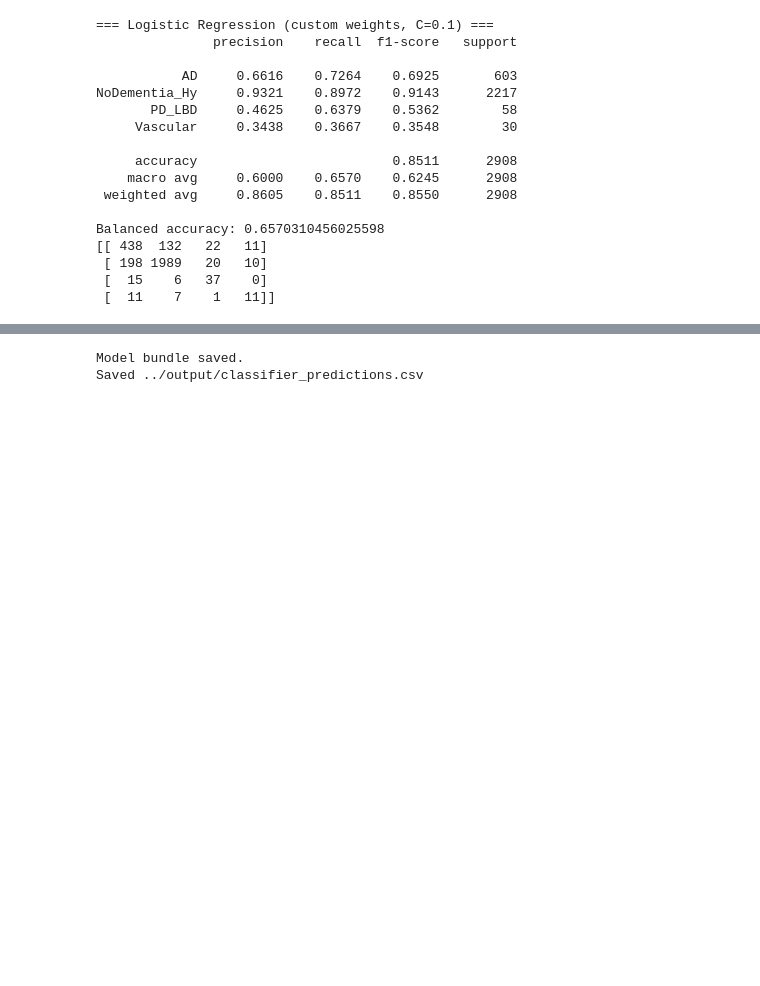
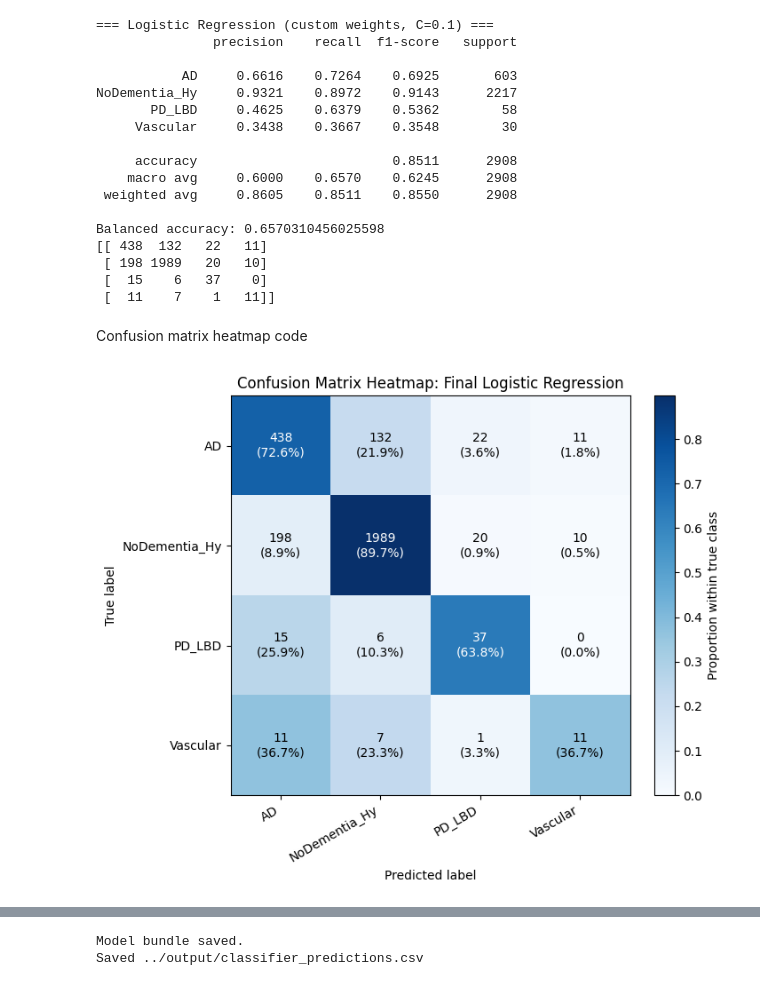
Before and after one commit to MihikaRanj/naccproject, a Jupyter notebook: src/02_train_baseline_model_full_final.ipynb, the cells around one changed output, grey strips where cells are left out. Drawn from its saved outputs; the diff is of its cells as text; code cells hidden in the pictures; blank space fills up the shorter version.

```diff
--- a/src/02_train_baseline_model_full_final.ipynb
+++ b/src/02_train_baseline_model_full_final.ipynb
@@ -288,3 +289,56 @@ Balanced accuracy: 0.6570310456025598
  [ 198 1989   20   10]
  [  15    6   37    0]
  [  11    7    1   11]]
+# %% [markdown]
+Confusion matrix heatmap code
+# %%
+import numpy as np
+import matplotlib.pyplot as plt
+from sklearn.metrics import confusion_matrix
+
+def save_current_fig(filename: str):
+    out = OUT_DIR / filename
+    plt.tight_layout()
+    plt.savefig(out, dpi=200, bbox_inches="tight")
+    plt.show()
+    print("Saved:", out)
+
+
+# predicted probabilities
+proba_lr = clf_lr.predict_proba(X_test)
+
+# confusion matrix
+cm = confusion_matrix(y_test, pred_lr, labels=labels)
+
+# row percentages (true-class normalized)
+cm_pct = cm / cm.sum(axis=1, keepdims=True)
+cm_pct = np.nan_to_num(cm_pct)
+
+plt.figure(figsize=(8, 6))
+im = plt.imshow(cm_pct, interpolation="nearest", cmap="Blues")
+plt.colorbar(im, fraction=0.046, pad=0.04, label="Proportion within true class")
+
+plt.xticks(np.arange(len(labels)), labels, rotation=30, ha="right")
+plt.yticks(np.arange(len(labels)), labels)
+plt.xlabel("Predicted label")
+plt.ylabel("True label")
+plt.title("Confusion Matrix Heatmap: Final Logistic Regression")
+
+# annotate with count + percentage
+for i in range(cm.shape[0]):
+    for j in range(cm.shape[1]):
+        count = cm[i, j]
+        pct = cm_pct[i, j] * 100
+        text_color = "white" if cm_pct[i, j] > 0.5 else "black"
+        plt.text(
+            j, i,
+            f"{count}\n({pct:.1f}%)",
+            ha="center", va="center",
+            color=text_color, fontsize=10
+        )
+
+plt.tight_layout()
+# save_current_fig("confusion_matrix_heatmap_final_lr.png")
+plt.show()
+# %% [output]
+[figure, added]
```
Also changed, not shown: parts of 6 cells of this notebook, 54 other files.
